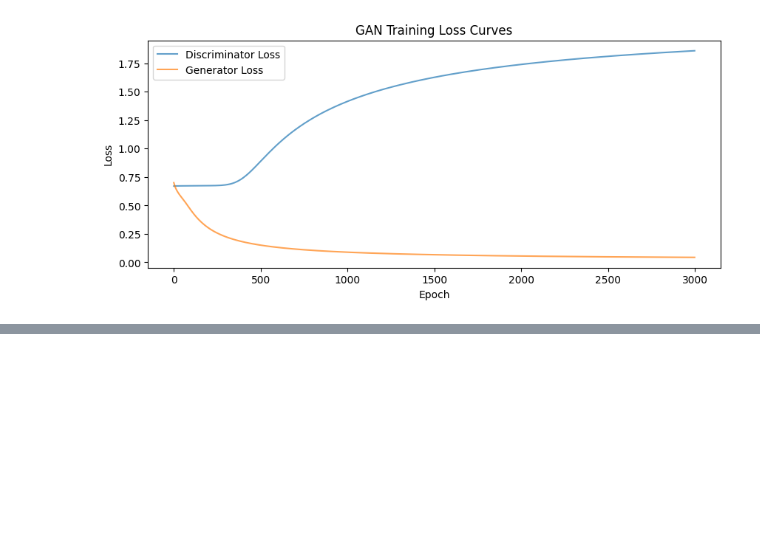
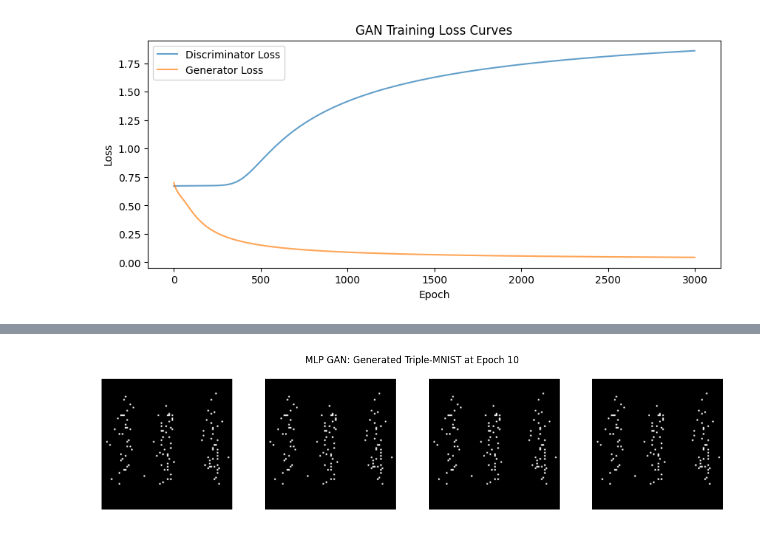
Before and after one commit to Musyoka7/Machine-Learning-Course-work-, a Jupyter notebook: notebooks/Code.ipynb, the cells around one changed output, grey strips where cells are left out. Saved outputs shown, nothing was run; the diff lists cells and outputs as text; code cells hidden in the pictures; blank space fills up the shorter version.

```diff
--- a/notebooks/Code.ipynb
+++ b/notebooks/Code.ipynb
@@ -1620,0 +1908,11 @@ plt.show()
+# %%
+# Task 5b: Combine into MLP GAN
+mlp_gen_optimizer = Adam(learning_rate=0.0002)
+mlp_disc_full.trainable = False
+mlp_gan_input = layers.Input(shape=(z_dim,))
+mlp_fake_image = mlp_gen_full(mlp_gan_input)
+mlp_gan_output = mlp_disc_full(mlp_fake_image)
+mlp_gan_full = models.Model(mlp_gan_input, mlp_gan_output)
+mlp_gan_full.compile(optimizer=mlp_gen_optimizer, loss='binary_crossentropy')
+print("MLP GAN for 84x84 images built successfully!")
+print(f"Generator output: {img_size} pixels (84x84)")
@@ -1620,0 +1922,83 @@ plt.show()
+# %%
+# Task 5b: Train MLP GAN on Full 84x84 Images
+import numpy as np
+import matplotlib.pyplot as plt
+# Prepare data: flatten and normalize to [-1, 1]
+X_train_flat = X_train_cnn.reshape(-1, img_size)  # Flatten: (64000, 7056)
+X_train_flat = (X_train_flat.astype('float32') - 0.5) * 2  # Normalize to [-1, 1]
+print(f"X_train_flat shape: {X_train_flat.shape}")
+print(f"X_train_flat min/max: {X_train_flat.min():.2f}, {X_train_flat.max():.2f}")
+# Training parameters (matching lab approach)
+epochs = 50
+batch_size = 64
+n_batches = len(X_train_flat) // batch_size
+sample_interval = 10  # Show samples every 10 epochs
+# NO label smoothing - use exact 1s and 0s like the lab
+real_labels = np.ones((batch_size, 1))
+fake_labels = np.zeros((batch_size, 1))
+print(f"\nTraining MLP GAN for {epochs} epochs...")
+print(f"Training images: {len(X_train_flat)}")
+print(f"Batches per epoch: {n_batches}")
+print(f"Total training steps: {epochs * n_batches}\n")
+# Track losses
+all_d_losses = []
+all_g_losses = []
+for epoch in range(epochs):
+    # Shuffle data each epoch
+    indices = np.random.permutation(len(X_train_flat))
+
+    epoch_d_loss = 0
+    epoch_g_loss = 0
+
+    for batch_idx in range(n_batches):
+        # Get batch of real images
+        batch_indices = indices[batch_idx * batch_size : (batch_idx + 1) * batch_size]
+        real_images = X_train_flat[batch_indices]
+
+        # ===== Train Discriminator =====
+        mlp_disc_full.trainable = True
+
+        # Generate fake images
+        noise = np.random.randn(batch_size, z_dim)
+        fake_images = mlp_gen_full.predict(noise, verbose=0)
+
+        # Train on real
+        d_loss_real = mlp_disc_full.train_on_batch(real_images, real_labels)
+
+        # Train on fake
+        d_loss_fake = mlp_disc_full.train_on_batch(fake_images, fake_labels)
+
+        d_loss = d_loss_real[0] + d_loss_fake[0]
+
+        # ===== Train Generator =====
+        mlp_disc_full.trainable = False
+        noise = np.random.randn(batch_size, z_dim)
+        g_loss = mlp_gan_full.train_on_batch(noise, real_labels)
+
+        epoch_d_loss += d_loss
+        epoch_g_loss += g_loss
+
+    # Average losses for epoch
+    avg_d_loss = epoch_d_loss / n_batches
+    avg_g_loss = epoch_g_loss / n_batches
+    all_d_losses.append(avg_d_loss)
+    all_g_losses.append(avg_g_loss)
+
+    print(f"Epoch [{epoch+1}/{epochs}] | D Loss: {avg_d_loss:.4f} | G Loss: {avg_g_loss:.4f}")
+
+    # Visualize samples
+    if (epoch + 1) % sample_interval == 0:
+        sample_noise = np.random.randn(4, z_dim)
+        sample_images = mlp_gen_full.predict(sample_noise, verbose=0)
+        sample_images = (sample_images + 1) / 2  # Rescale to [0, 1]
+        sample_images = sample_images.reshape(-1, 84, 84)
+
+        fig, axes = plt.subplots(1, 4, figsize=(12, 3))
+        fig.suptitle(f'MLP GAN: Generated Triple-MNIST at Epoch {epoch+1}', fontsize=12)
+        for i, ax in enumerate(axes):
+            ax.imshow(sample_images[i], cmap='gray')
+            ax.axis('off')
+        plt.tight_layout()
+        plt.show()
+print("\nMLP GAN training complete!")
+# %% [output]
@@ -1620,0 +2023 @@ plt.show()
+[figure, added]
```
Also changed, not shown: parts of 8 cells of this notebook.
